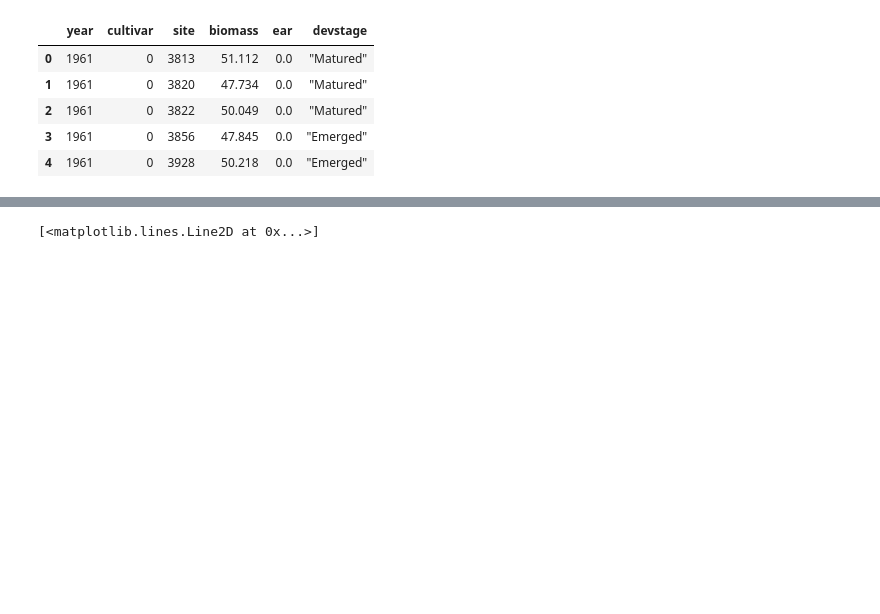
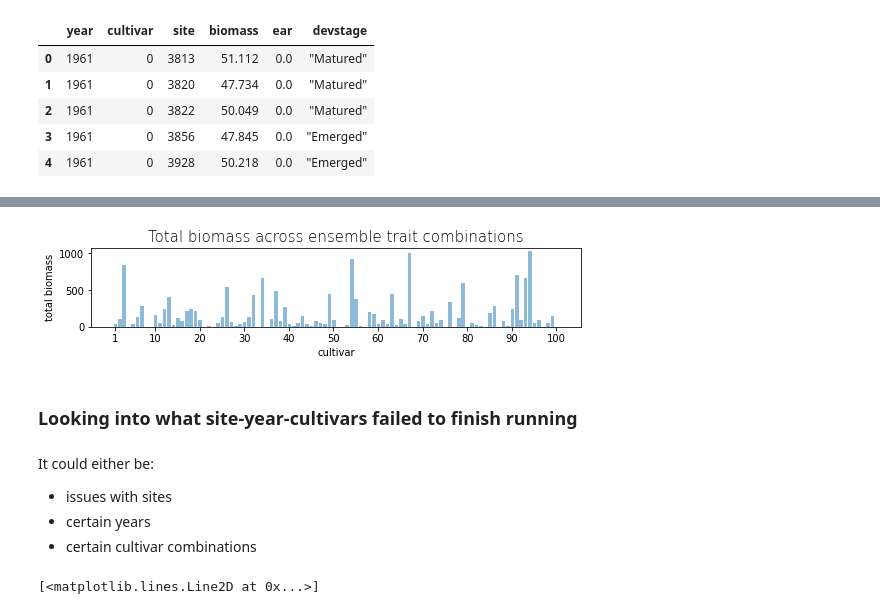
Before and after one commit to jennhsiao/upscale, a Jupyter notebook: notebooks/sim_opt100.ipynb, the cells around one changed output, grey strips where cells are left out. Drawn from its saved outputs; the diff is of its cells as text; code cells hidden in the pictures; blank space fills up the shorter version.

```diff
--- a/notebooks/sim_opt100.ipynb
+++ b/notebooks/sim_opt100.ipynb
@@ -215,3 +190,33 @@ test[test.devstage=='"Matured"'].shape[0]/test.shape[0]
+# %%
+# total biomass across cultivars
+means = df_matured.groupby(['cultivar']).mean().biomass
+x = np.arange(len(means))
+width = 0.8
+ticks = [-0.5,8.5,18.5,28.5,38.5,48.5,58.5,68.5,78.5,88.5,98.5]
+# not sure why ticks are slightly off
+# had to make this weird adjustment to make things match
+labels = [1,10,20,30,40,50,60,70,80,90,100]
+
+
+fig, ax = plt.subplots(figsize=(8,2))
+ax.bar(x-width/2, means, width, alpha=0.5)
+ax.set_ylabel('total biomass')
+ax.set_xlabel('cultivar')
+ax.set_xticks(ticks)
+ax.set_xticklabels(labels)
+ax.set_title('Total biomass across ensemble trait combinations', fontweight='light', fontsize=15)
+fig.subplots_adjust(left=0.1, bottom=0.25, right=0.95, top=0.8)
+
+#plt.savefig('/home/disk/eos8/ach315/upscale/figs/var100_tbiomass.png', format='png', dpi=800)
+# %% [output]
+[figure, added]
+# %% [markdown]
+### Looking into what site-year-cultivars failed to finish running
+# %% [markdown]
+It could either be:
+- issues with sites
+- certain years
+- certain cultivar combinations
 # %%
 plt.plot(test[taest.biomass < 10000].biomass)
 # %% [output]
```
Also changed, not shown: parts of 16 cells of this notebook.
